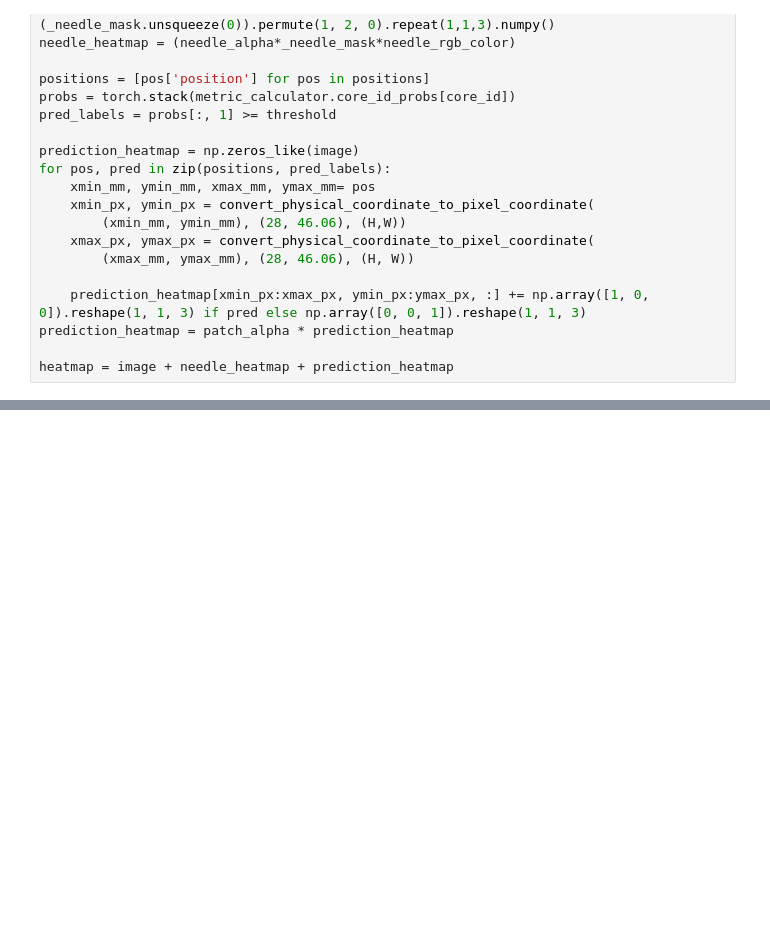
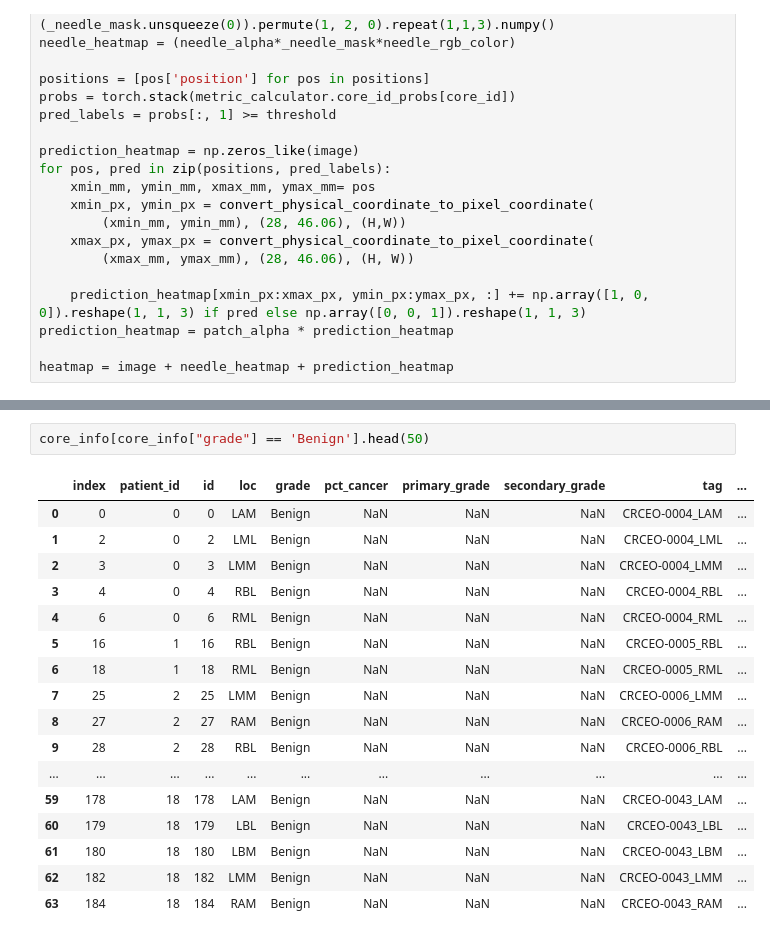
Before and after one commit to pfrwilson/medAI, a Jupyter notebook: projects/tta/notebooks/heatmap_MICCAI2024.ipynb, the cells around one changed output, grey strips where cells are left out. Saved outputs shown, nothing was run; the diff lists cells and outputs as text; blank space fills up the shorter version.

```diff
--- a/projects/tta/notebooks/heatmap_MICCAI2024.ipynb
+++ b/projects/tta/notebooks/heatmap_MICCAI2024.ipynb
@@ -416,0 +535,20 @@ core_info[core_info["grade"] != 'Benign']
+# %%
+core_info[core_info["grade"] == 'Benign'].head(50)
+# %% [output]
+|  | index | patient_id | id | loc | grade | pct_cancer | primary_grade | secondary_grade | tag | ... |
+| 0 | 0 | 0 | 0 | LAM | Benign | NaN | NaN | NaN | CRCEO-0004_LAM | ... |
+| 1 | 2 | 0 | 2 | LML | Benign | NaN | NaN | NaN | CRCEO-0004_LML | ... |
+| 2 | 3 | 0 | 3 | LMM | Benign | NaN | NaN | NaN | CRCEO-0004_LMM | ... |
+| 3 | 4 | 0 | 4 | RBL | Benign | NaN | NaN | NaN | CRCEO-0004_RBL | ... |
+| 4 | 6 | 0 | 6 | RML | Benign | NaN | NaN | NaN | CRCEO-0004_RML | ... |
+| 5 | 16 | 1 | 16 | RBL | Benign | NaN | NaN | NaN | CRCEO-0005_RBL | ... |
+| 6 | 18 | 1 | 18 | RML | Benign | NaN | NaN | NaN | CRCEO-0005_RML | ... |
+| 7 | 25 | 2 | 25 | LMM | Benign | NaN | NaN | NaN | CRCEO-0006_LMM | ... |
+| 8 | 27 | 2 | 27 | RAM | Benign | NaN | NaN | NaN | CRCEO-0006_RAM | ... |
+| 9 | 28 | 2 | 28 | RBL | Benign | NaN | NaN | NaN | CRCEO-0006_RBL | ... |
+| ... | ... | ... | ... | ... | ... | ... | ... | ... | ... | ... |
+| 59 | 178 | 18 | 178 | LAM | Benign | NaN | NaN | NaN | CRCEO-0043_LAM | ... |
+| 60 | 179 | 18 | 179 | LBL | Benign | NaN | NaN | NaN | CRCEO-0043_LBL | ... |
+| 61 | 180 | 18 | 180 | LBM | Benign | NaN | NaN | NaN | CRCEO-0043_LBM | ... |
+| 62 | 182 | 18 | 182 | LMM | Benign | NaN | NaN | NaN | CRCEO-0043_LMM | ... |
+| 63 | 184 | 18 | 184 | RAM | Benign | NaN | NaN | NaN | CRCEO-0043_RAM | ... |
```
Also changed, not shown: parts of 22 cells of this notebook.
